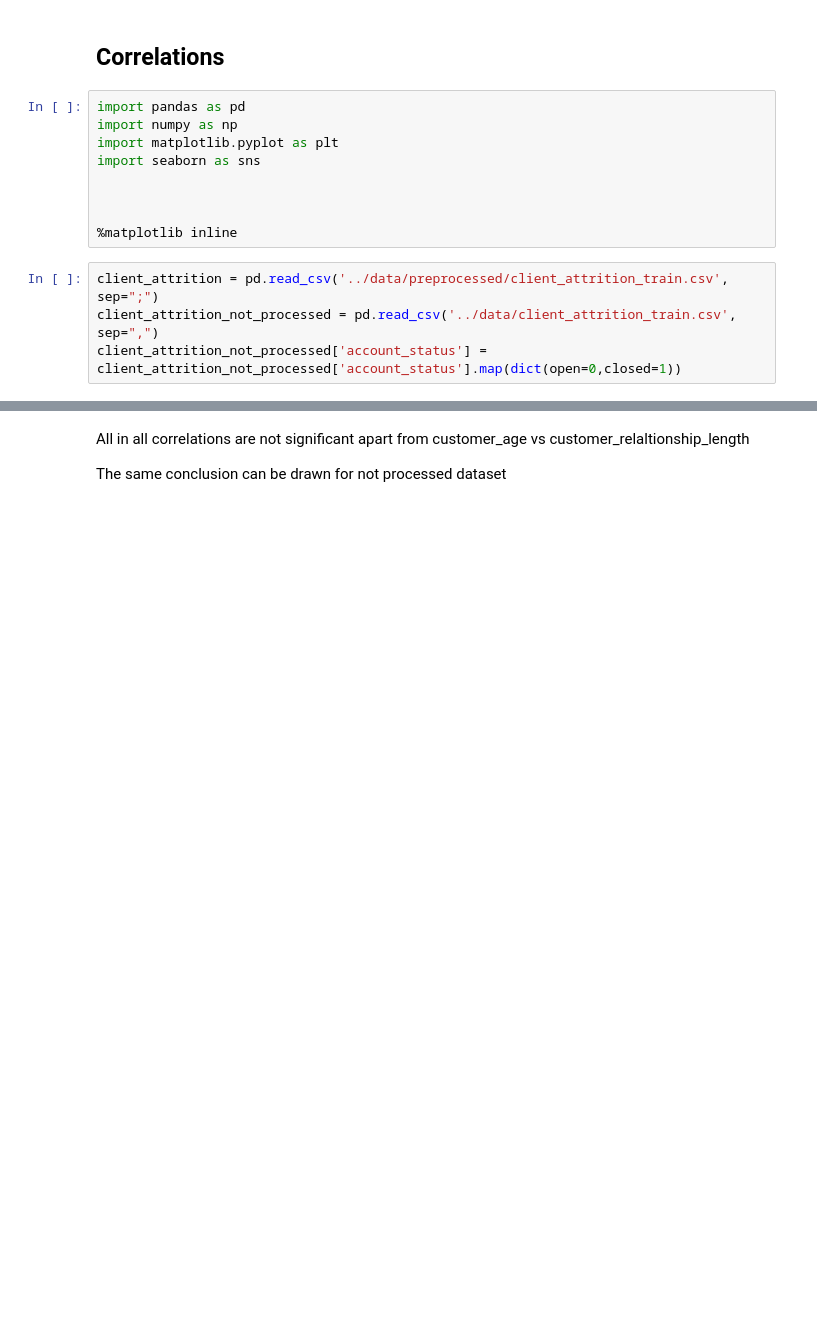
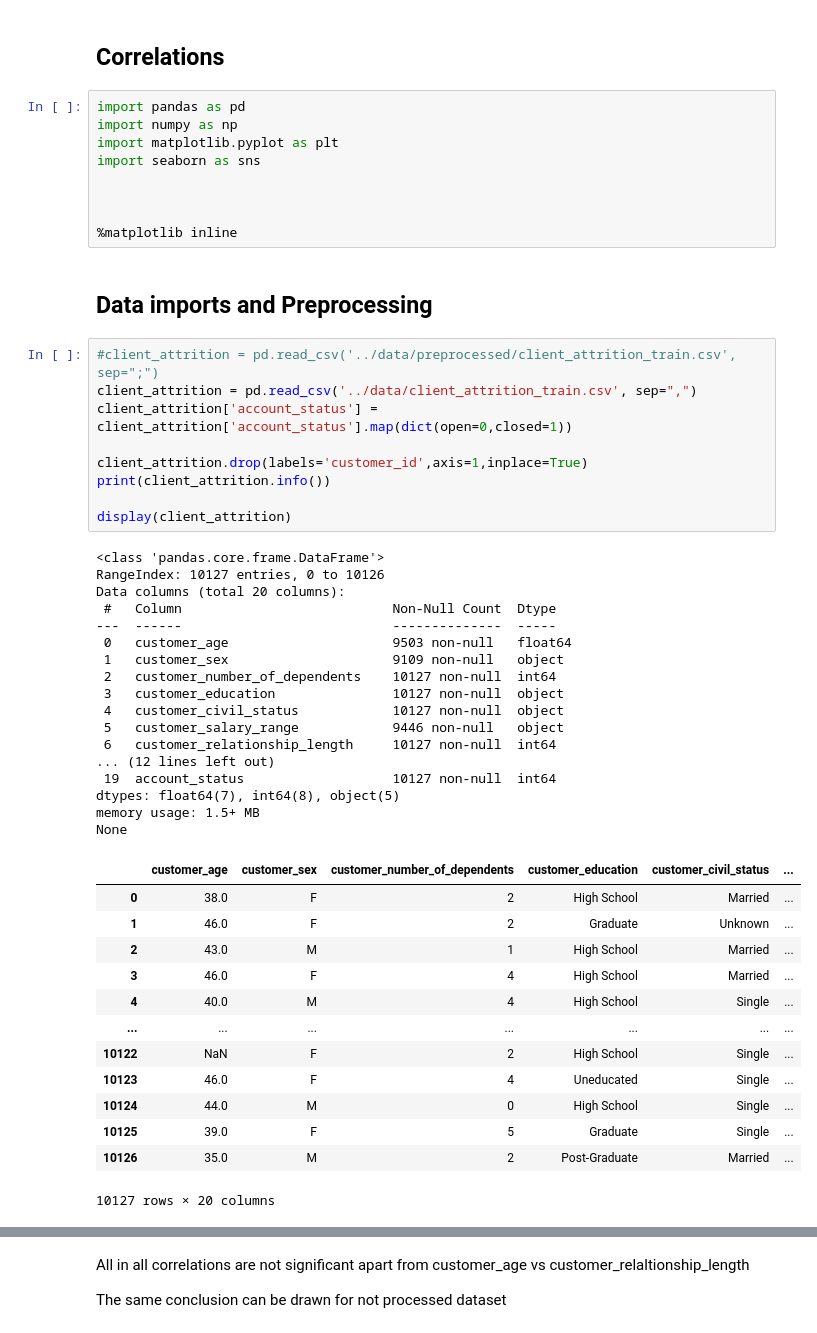
Before and after one commit to jtbandurski/ML-1-Project, a Jupyter notebook: classification/EDA.ipynb, the cells around one changed output, grey strips where cells are left out. Drawn from its saved outputs; the diff is of its cells as text; blank space fills up the shorter version.

```diff
--- a/classification/EDA.ipynb
+++ b/classification/EDA.ipynb
@@ -11,7 +11,45 @@ import seaborn as sns
 
 
 %matplotlib inline
+# %% [markdown]
+## Data imports and Preprocessing
 # %%
-client_attrition = pd.read_csv('../data/preprocessed/client_attrition_train.csv', sep=";")
-client_attrition_not_processed = pd.read_csv('../data/client_attrition_train.csv', sep=",")
-client_attrition_not_processed['account_status'] = client_attrition_not_processed['account_status'].map(dict(open=0,closed=1))
+#client_attrition = pd.read_csv('../data/preprocessed/client_attrition_train.csv', sep=";")
+client_attrition = pd.read_csv('../data/client_attrition_train.csv', sep=",")
+client_attrition['account_status'] = client_attrition['account_status'].map(dict(open=0,closed=1))
+
+client_attrition.drop(labels='customer_id',axis=1,inplace=True)
+print(client_attrition.info())
+
+display(client_attrition)
+# %% [output]
+<class 'pandas.core.frame.DataFrame'>
+RangeIndex: 10127 entries, 0 to 10126
+Data columns (total 20 columns):
+ #   Column                           Non-Null Count  Dtype
+---  ------                           --------------  -----
+ 0   customer_age                     9503 non-null   float64
+ 1   customer_sex                     9109 non-null   object
+ 2   customer_number_of_dependents    10127 non-null  int64
+ 3   customer_education               10127 non-null  object
+ 4   customer_civil_status            10127 non-null  object
+ 5   customer_salary_range            9446 non-null   object
+ 6   customer_relationship_length     10127 non-null  int64
+... (12 lines left out)
+ 19  account_status                   10127 non-null  int64
+dtypes: float64(7), int64(8), object(5)
+memory usage: 1.5+ MB
+None
+|  | customer_age | customer_sex | customer_number_of_dependents | customer_education | customer_civil_status | ... |
+| 0 | 38.0 | F | 2 | High School | Married | ... |
+| 1 | 46.0 | F | 2 | Graduate | Unknown | ... |
+| 2 | 43.0 | M | 1 | High School | Married | ... |
+| 3 | 46.0 | F | 4 | High School | Married | ... |
+| 4 | 40.0 | M | 4 | High School | Single | ... |
+| ... | ... | ... | ... | ... | ... | ... |
+| 10122 | NaN | F | 2 | High School | Single | ... |
+| 10123 | 46.0 | F | 4 | Uneducated | Single | ... |
+| 10124 | 44.0 | M | 0 | High School | Single | ... |
+| 10125 | 39.0 | F | 5 | Graduate | Single | ... |
+| 10126 | 35.0 | M | 2 | Post-Graduate | Married | ... |
+10127 rows × 20 columns
```
Also changed, not shown: parts of 7 cells of this notebook.
